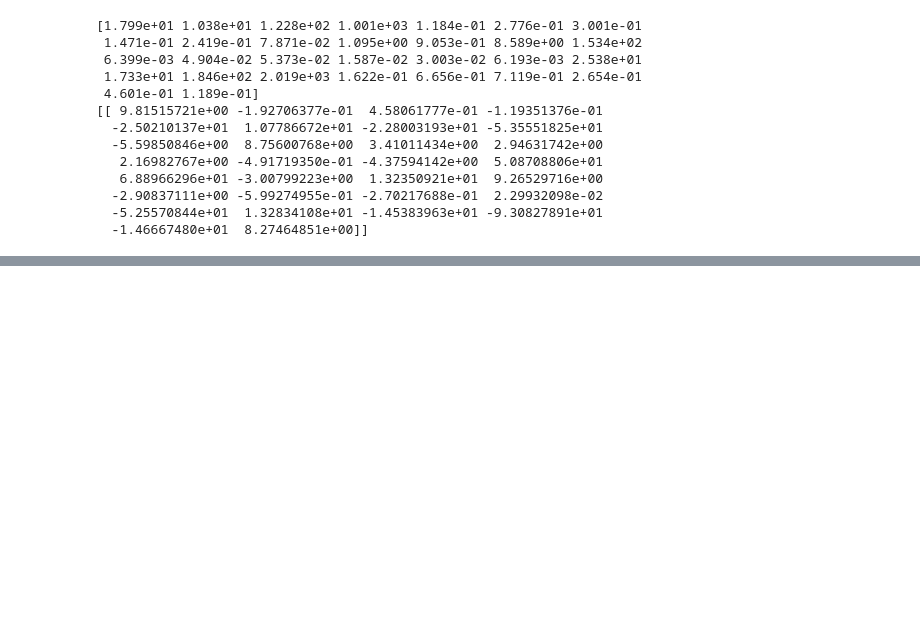
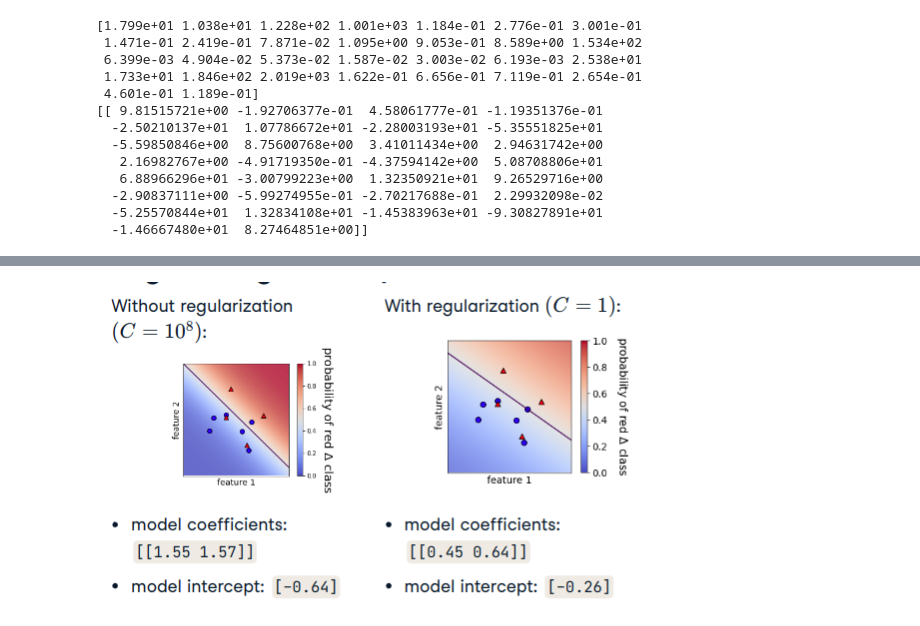
Before and after one commit to soyfode/projects, a Jupyter notebook: ML/03_CLASIFICADORES_LINEALES.ipynb, the cells around one changed output, grey strips where cells are left out. Drawn from its saved outputs; the diff is of its cells as text; code cells hidden in the pictures; blank space fills up the shorter version.

```diff
--- a/ML/03_CLASIFICADORES_LINEALES.ipynb
+++ b/ML/03_CLASIFICADORES_LINEALES.ipynb
@@ -467,0 +574,4 @@ NameError: name 'moviedir' is not defined
+# %%
+Image(filename="/home/jovyan/notebooks/image/regresionLogistica1.png")
+# %% [output]
+[figure, added]
```
Also changed, not shown: parts of 20 cells of this notebook, 2 other files.
